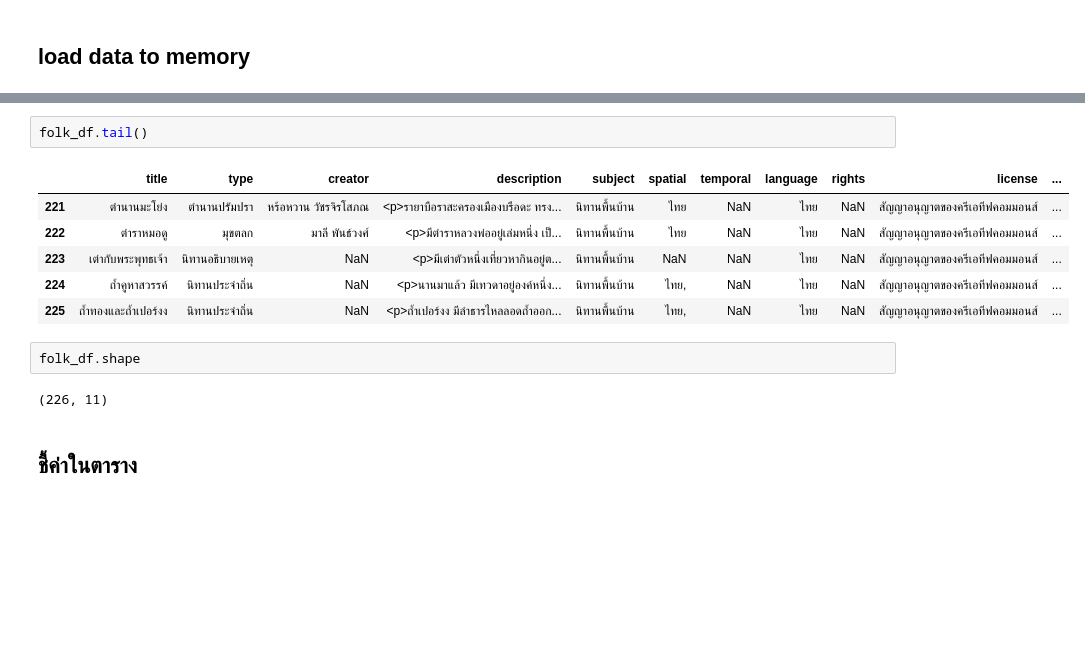
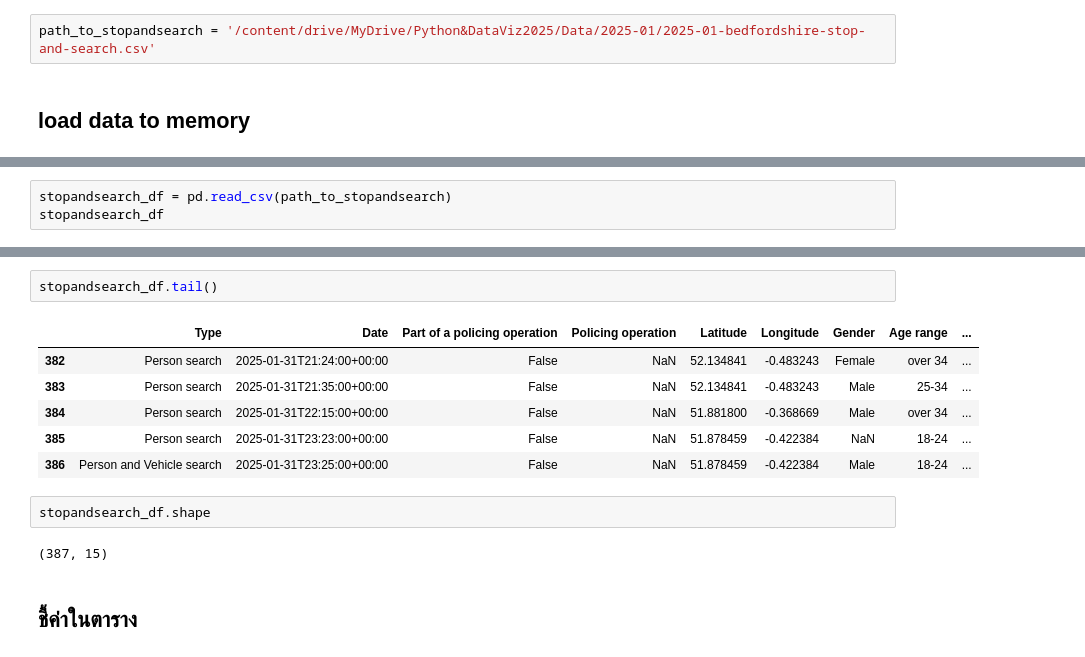
Before and after one commit to tohnperfect/dataviz2025, a Jupyter notebook: Pandas_101_2025.ipynb, the cells around one changed output, grey strips where cells are left out. Drawn from its saved outputs; the diff is of its cells as text; blank space fills up the shorter version.

```diff
--- a/Pandas_101_2025.ipynb
+++ b/Pandas_101_2025.ipynb
@@ -40,2 +50,4 @@ path_to_folktales = '/content/drive/MyDrive/data_viz_2024_DATA/folktales.csv'
+# %%
+path_to_stopandsearch = '/content/drive/MyDrive/Python&DataViz2025/Data/2025-01/2025-01-bedfordshire-stop-and-search.csv'
 # %% [markdown]
 ## load data to memory
@@ -58,0 +54,3 @@ folk_df
+# %%
+stopandsearch_df = pd.read_csv(path_to_stopandsearch)
+stopandsearch_df
@@ -68,16 +80,16 @@ folk_df.head()
 # %%
-folk_df.tail()
+stopandsearch_df.tail()
 # %% [output]
-|  | title | type | creator | description | subject | spatial | temporal | language | rights | license | ... |
-| 221 | ตำนานมะโย่ง | ตำนานปรัมปรา | หร้อหวาน วัชรจิรโสภณ | <p>รายาบือราสะครองเมืองบรือดะ ทรง... | นิทานพื้นบ้าน | ไทย | NaN | ไทย | NaN | สัญญาอนุญาตของครีเอทีฟคอมมอนส์ | ... |
-| 222 | ตำราหมอดู | มุขตลก | มาลี พันธ์วงศ์ | <p>มีตำราหลวงพ่ออยู่เล่มหนึ่ง เป็... | นิทานพื้นบ้าน | ไทย | NaN | ไทย | NaN | สัญญาอนุญาตของครีเอทีฟคอมมอนส์ | ... |
-| 223 | เต่ากับพระพุทธเจ้า | นิทานอธิบายเหตุ | NaN | <p>มีเต่าตัวหนึ่งเที่ยวหากินอยู่ต... | นิทานพื้นบ้าน | NaN | NaN | ไทย | NaN | สัญญาอนุญาตของครีเอทีฟคอมมอนส์ | ... |
-| 224 | ถ้ำคูหาสวรรค์ | นิทานประจำถิ่น | NaN | <p>นานมาแล้ว มีเทวดาอยู่องค์หนึ่ง... | นิทานพื้นบ้าน | ไทย, | NaN | ไทย | NaN | สัญญาอนุญาตของครีเอทีฟคอมมอนส์ | ... |
-| 225 | ถ้ำทองและถ้ำเปอร์งง | นิทานประจำถิ่น | NaN | <p>ถ้ำเปอร์งง มีลำธารไหลลอดถ้ำออก... | นิทานพื้นบ้าน | ไทย, | NaN | ไทย | NaN | สัญญาอนุญาตของครีเอทีฟคอมมอนส์ | ... |
+|  | Type | Date | Part of a policing operation | Policing operation | Latitude | Longitude | Gender | Age range | ... |
+| 382 | Person search | 2025-01-31T21:24:00+00:00 | False | NaN | 52.134841 | -0.483243 | Female | over 34 | ... |
+| 383 | Person search | 2025-01-31T21:35:00+00:00 | False | NaN | 52.134841 | -0.483243 | Male | 25-34 | ... |
+| 384 | Person search | 2025-01-31T22:15:00+00:00 | False | NaN | 51.881800 | -0.368669 | Male | over 34 | ... |
+| 385 | Person search | 2025-01-31T23:23:00+00:00 | False | NaN | 51.878459 | -0.422384 | NaN | 18-24 | ... |
+| 386 | Person and Vehicle search | 2025-01-31T23:25:00+00:00 | False | NaN | 51.878459 | -0.422384 | Male | 18-24 | ... |
 # %%
-folk_df.shape
+stopandsearch_df.shape
 # %% [output]
-(226, 11)
+(387, 15)
 # %% [markdown]
 ## ชี้ค่าในตาราง
 # %% [markdown]
```
Also changed, not shown: parts of 7 cells of this notebook.
